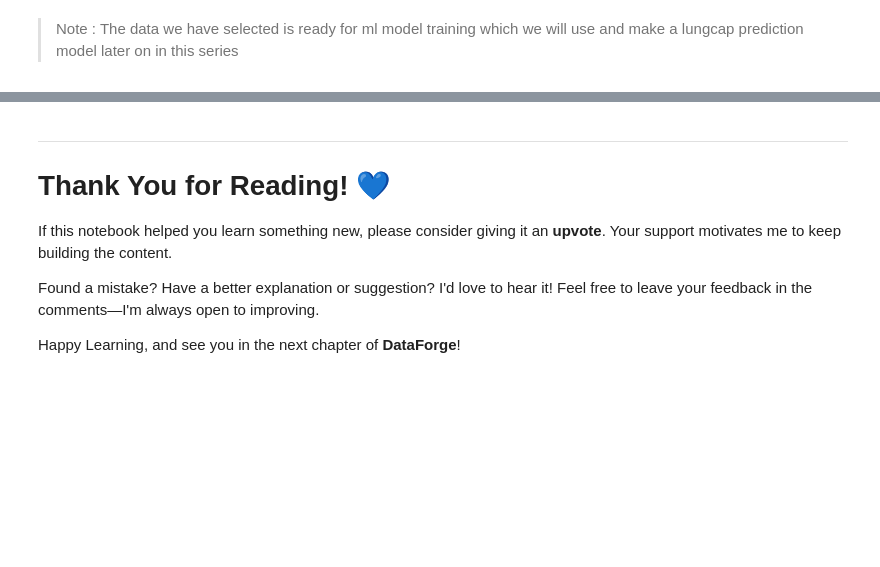
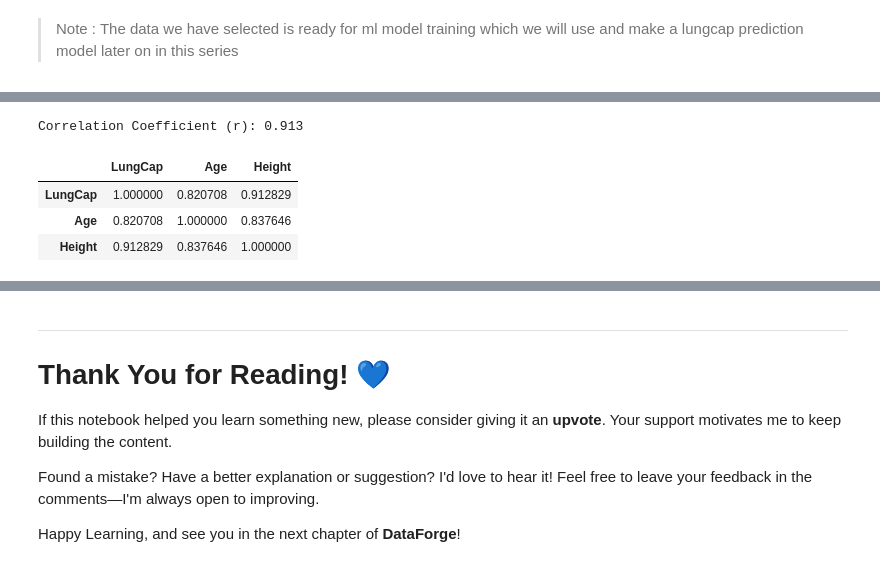
Before and after one commit to satyam2006-cmd/DataForge, a Jupyter notebook: statswithpy/statslearnings.ipynb, the cells around one changed output, grey strips where cells are left out. Drawn from its saved outputs; the diff is of its cells as text; code cells hidden in the pictures; blank space fills up the shorter version.

Commit message:
Day 24 : Correlation Analysis

```diff
--- a/statswithpy/statslearnings.ipynb
+++ b/statswithpy/statslearnings.ipynb
@@ -3506,0 +3559,18 @@ In the Coming Next chapter we will go through the following topics :
+# %%
+# Loading the dataset
+df = pd.read_csv("LungCap.csv")
+# %%
+# Calculate Correlation
+correlation = df["Height"].corr(df["LungCap"])
+print(f"Correlation Coefficient (r): {correlation:.3f}")
+# %% [output]
+Correlation Coefficient (r): 0.913
+# %%
+# Correlation Matrix
+numeric_df = df.select_dtypes(include="number")
+numeric_df.corr()
+# %% [output]
+|  | LungCap | Age | Height |
+| LungCap | 1.000000 | 0.820708 | 0.912829 |
+| Age | 0.820708 | 1.000000 | 0.837646 |
+| Height | 0.912829 | 0.837646 | 1.000000 |
```
Also changed, not shown: parts of 11 cells of this notebook.
